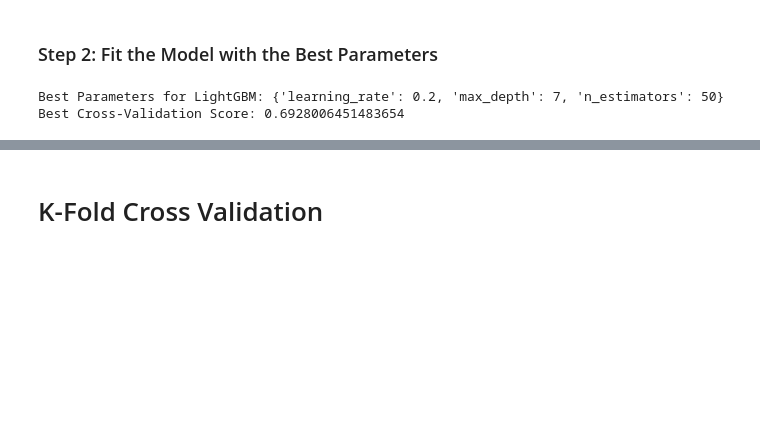
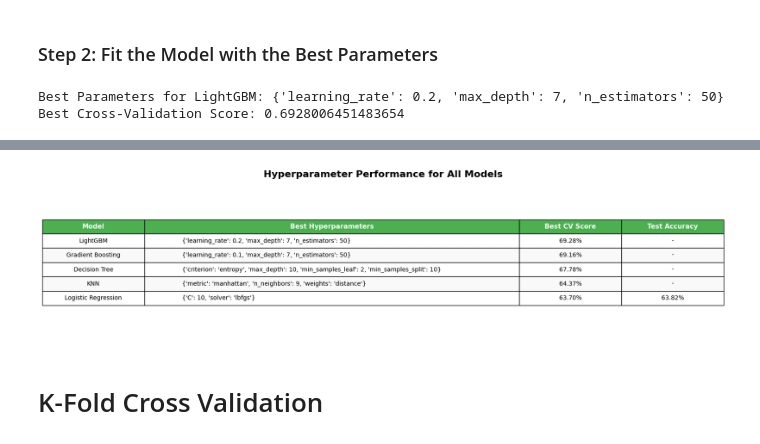
Before and after one commit to rizkywibowk/Sigma-Cabs-Pricing-Analysis, a Jupyter notebook: Working Code/SigmaCabsWorkCode.ipynb, the cells around one changed output, grey strips where cells are left out. Cells and saved outputs as stored; diff of their text form; code cells hidden in the pictures; blank space fills up the shorter version.

```diff
--- a/Working Code/SigmaCabsWorkCode.ipynb
+++ b/Working Code/SigmaCabsWorkCode.ipynb
@@ -712,3 +815,84 @@ Best Cross-Validation Score: 0.6928006451483654
+# %%
+# --- 1. Kumpulkan Hasil dari GridSearchCV Anda ---
+# Data ini sudah disesuaikan dengan output yang Anda berikan.
+results_data = [
+    {
+        'Model': 'LightGBM', # Dibenahi dari LightBM
+        'Best Hyperparameters': "{'learning_rate': 0.2, 'max_depth': 7, 'n_estimators': 50}",
+        'Best CV Score': 0.6928006451483654,
+        'Test Accuracy': None
+    },
+    {
+        'Model': 'Gradient Boosting',
+        'Best Hyperparameters': "{'learning_rate': 0.1, 'max_depth': 7, 'n_estimators': 50}",
+        'Best CV Score': 0.6916423770407334,
+        'Test Accuracy': None
+    },
+    {
+        'Model': 'Decision Tree',
+        'Best Hyperparameters': "{'criterion': 'entropy', 'max_depth': 10, 'min_samples_leaf': 2, 'min_samples_split': 10}",
+        'Best CV Score': 0.6778380255478194,
+        'Test Accuracy': None
+    },
+    {
+        'Model': 'KNN',
+        'Best Hyperparameters': "{'metric': 'manhattan', 'n_neighbors': 9, 'weights': 'distance'}",
+        'Best CV Score': 0.643668887697543,
+        'Test Accuracy': None
+    },
+    {
+        'Model': 'Logistic Regression',
+        'Best Hyperparameters': "{'C': 10, 'solver': 'lbfgs'}",
+        'Best CV Score': 0.6370325626991399,
+        'Test Accuracy': 0.6381726350966468
+    }
+]
+
+# --- 2. Buat dan Format DataFrame dengan Pandas ---
+resultshp_df = pd.DataFrame(results_data)
+resultshp_df = resultshp_df.sort_values(by='Best CV Score', ascending=False).reset_index(drop=True)
+resultshp_display = resultshp_df.copy()
+
+resultshp_display['Best CV Score'] = resultshp_display['Best CV Score'].apply(lambda x: f"{x:.2%}")
+resultshp_display['Test Accuracy'] = resultshp_display['Test Accuracy'].apply(lambda x: f"{x:.2%}" if pd.notna(x) else '-')
+
+# --- 3. Membuat Tabel Visual dengan Matplotlib ---
+fig, ax = plt.subplots(figsize=(16, 4)) # Ukuran figur disesuaikan untuk proporsi yang lebih baik
+ax.axis('off')
+
+# [PEMBENAHAN] Tentukan lebar kolom secara manual
+# Kolom 'Best Hyperparameters' (indeks 1) diberi lebar 55% dari total
+col_widths = [0.15, 0.55, 0.15, 0.15]
+
+# Buat tabel dengan lebar kolom yang sudah disesuaikan
+mpl_table = ax.table(cellText=resultshp_display.values,
+                     colLabels=resultshp_display.columns,
+                     cellLoc='center',
+                     colWidths=col_widths, # Menambahkan parameter ini
+                     loc='center')
+
+# Styling tabel
+mpl_table.auto_set_font_size(False)
+mpl_table.set_fontsize(10)
+mpl_table.scale(1, 1.8) # Atur skala tinggi agar tidak terlalu rapat
+
+# Styling sel header dan baris
+for (row, col), cell in mpl_table.get_celld().items():
+    if row == 0: # Header
+        cell.set_fontsize(11)
+        cell.set_text_props(weight='bold', color='white')
+        cell.set_facecolor('#4caf50')
+    else: # Baris data
+        cell.set_facecolor('#f9f9f9' if row % 2 == 0 else 'white')
+        if col == 1: # Kolom 'Best Hyperparameters'
+            cell.set_text_props(ha='left') # Ratakan teks ke kiri agar mudah dibaca
+
+# Tambahkan judul
+plt.title('Hyperparameter Performance for All Models', fontsize=16, fontweight='bold', pad=20)
+plt.tight_layout(pad=0.5)
+plt.show()
+# %% [output]
+[figure, added]
 # %% [markdown]
 # K-Fold Cross Validation
 # %% [markdown]
```
Also changed, not shown: parts of 9 cells of this notebook.
